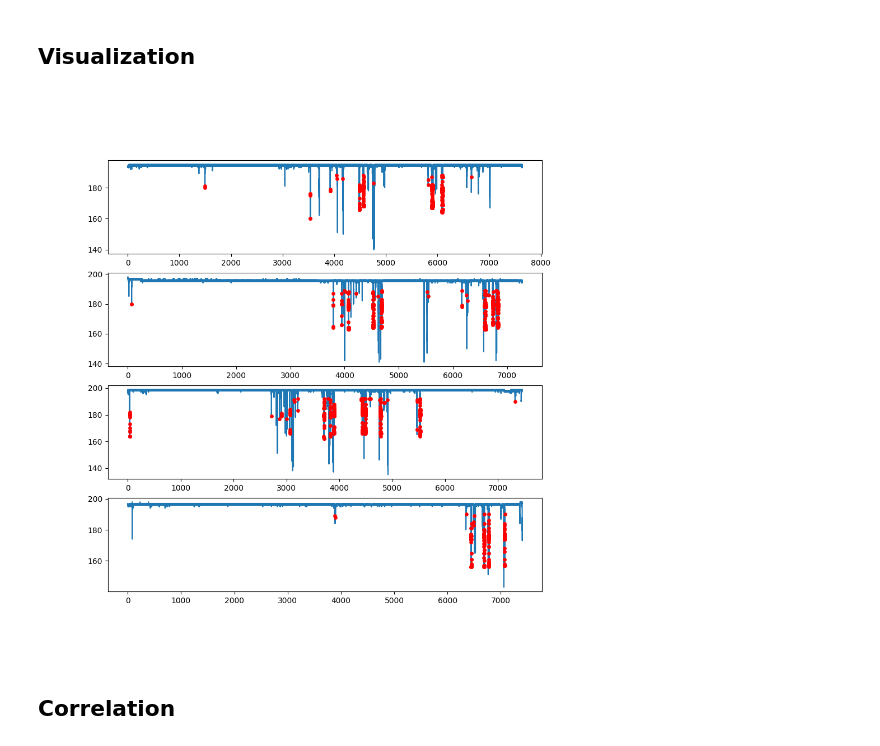
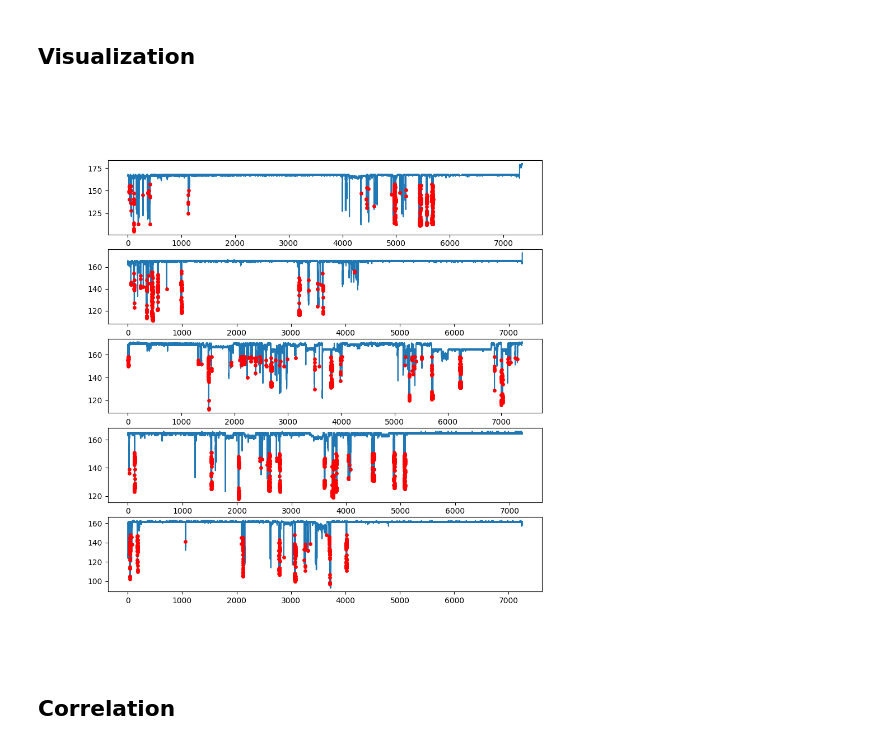
Before and after one commit to TimmeLab/CLiQR, a Jupyter notebook: DataAnalysis.ipynb, the cells around one changed output. Cells and saved outputs as stored; diff of their text form; code cells hidden in the pictures.

```diff
--- a/DataAnalysis.ipynb
+++ b/DataAnalysis.ipynb
@@ -35,7 +35,7 @@ from data_analysis import filter_data
 ### Load data
 # %%
 # Set the directory where data is stored (and where analysis files will be written)
-data_dir = "Lickometry Data/AEW6"
+data_dir = "Lickometry Data/AEW2"
 animal_id_prefix = data_dir.split('/')[1] # we will use this prefix in the final combined results filename
 # %%
 # TODO: File picker GUI for selecting the animal-sensor map file
@@ -149,6 +149,7 @@ Total recording length: 7641.752587795258 seconds (127.36254312992097 minutes)
 ## Run Analysis
 # %%
 # Loop through data files and run the filter_data script on them
+missing_data_files = []
 for raw_data_filename in fs.value:
     print(f"Working on file: {raw_data_filename}")
     raw_data_filename_base = os.path.basename(raw_data_filename)
@@ -166,8 +167,14 @@ for raw_data_filename in fs.value:
             print("No comments in metadata\n")
         # Check if there's a corresponding time fix file and pass it, if so
         if os.path.exists(time_fix_filename):
-            filter_data(raw_h5, filtered_h5, layout, raw_data_filename[:-3] + '.log', time_fix=pd.read_excel(time_fix_filename, index_col=False, header=0), algorithm="basic_threshold")
+            missing_data = filter_data(raw_h5, filtered_h5, layout, raw_data_filename[:-3] + '.log', time_fix=pd.read_excel(time_fix_filename, index_col=False, header=0), algorithm="basic_threshold")
         else:
-            filter_data(raw_h5, filtered_h5, layout, raw_data_filename[:-3] + '.log', algorithm="basic_threshold")
-    print("") # newline to make space between each different file
+            missing_data = filter_data(raw_h5, filtered_h5, layout, raw_data_filename[:-3] + '.log', algorithm="basic_threshold")
+    if missing_data:
+        missing_data_files.append(raw_data_filename)
+        print(f"Skipping file {raw_data_filename} due to missing data\n")
+
+    else: print("") # newline between files
+for f in missing_data_files:
+    fs.value.remove(f)
 # %% [output]
@@ -247,17 +254,18 @@ for animal_id in layout.values:
 
             #try:
             with h5py.File(filtered_data_filename, 'r') as h5f:
-                grp2.create_dataset('weights', data=h5f[animal_id]['weight'][()])
-                grp2.create_dataset('consumed_vols', data=h5f[animal_id]['consumed_vol'][()])
+                try:
+                    grp2.create_dataset('weights', data=h5f[animal_id]['weight'][()])
+                    grp2.create_dataset('consumed_vols', data=h5f[animal_id]['consumed_vol'][()])
+                except KeyError:
+                    # If weight or volume consumed wasn't properly recorded, we must skip the file
+                    continue
                 grp2.create_dataset('lick_indices', data=h5f[animal_id]['lick_indices'][()])
                 grp2.create_dataset('lick_times', data=h5f[animal_id]['lick_times'][()])
                 grp2.create_dataset('cap_data', data=h5f[animal_id]['cap_data'][()])
                 grp2.create_dataset('time_data', data=h5f[animal_id]['time_data'][()])
                 grp2.create_dataset('used_start_idx', data=h5f[animal_id]['used_start_idx'][()])
                 grp2.create_dataset('used_stop_idx', data=h5f[animal_id]['used_stop_idx'][()])
-            #except KeyError:
-                # If we don't have the animal recorded in this file, move on to the next
-                #continue
 # %% [markdown]
 ### Remove Intermediate Files
 # %%
@@ -268,30 +276,30 @@ for f in glob.glob(os.path.join(data_dir, "filtered_*.h5")):
 # %%
 # Select the animal of interest and this cell will plot the full
 # capacitive trace and place a red dot on each detected lick.
 # This assumes you've selected the appropriate raw data files and run
 # the analysis so the corresponding results_combined...h5 file exists
 # and has its filename stored in combined_filename
-animal_id = "AEW6-1"
+animal_id = "AEW2-1"
 
 with h5py.File(combined_filepath, 'r') as h5f:
     animal_data = h5f[animal_id]
     cap_data = {}
     time_data = {}
     lick_indices = {}
     for grp_num, grp_data in animal_data.items():
         grp_num = int(grp_num)
         cap_data[grp_num] = grp_data['cap_data'][()]
         time_data[grp_num] = grp_data['time_data'][()]
         lick_indices[grp_num] = grp_data['lick_indices'][()]
 
 %matplotlib widget
 fig, ax = plt.subplots(nrows=len(cap_data),figsize=(10,10))
 for i in range(len(cap_data)):
     ax[i].plot(time_data[i], cap_data[i], zorder=0)
     ax[i].scatter(time_data[i][lick_indices[i]], cap_data[i][lick_indices[i]], marker='o', c='r', s=15, zorder=1)
 plt.show()
 # %% [output]
-[figure, old version]
+[figure, new version]
 # %% [markdown]
 ## Correlation
 # %%
```
Also changed, not shown: parts of 2 cells of this notebook, 1 other file.
